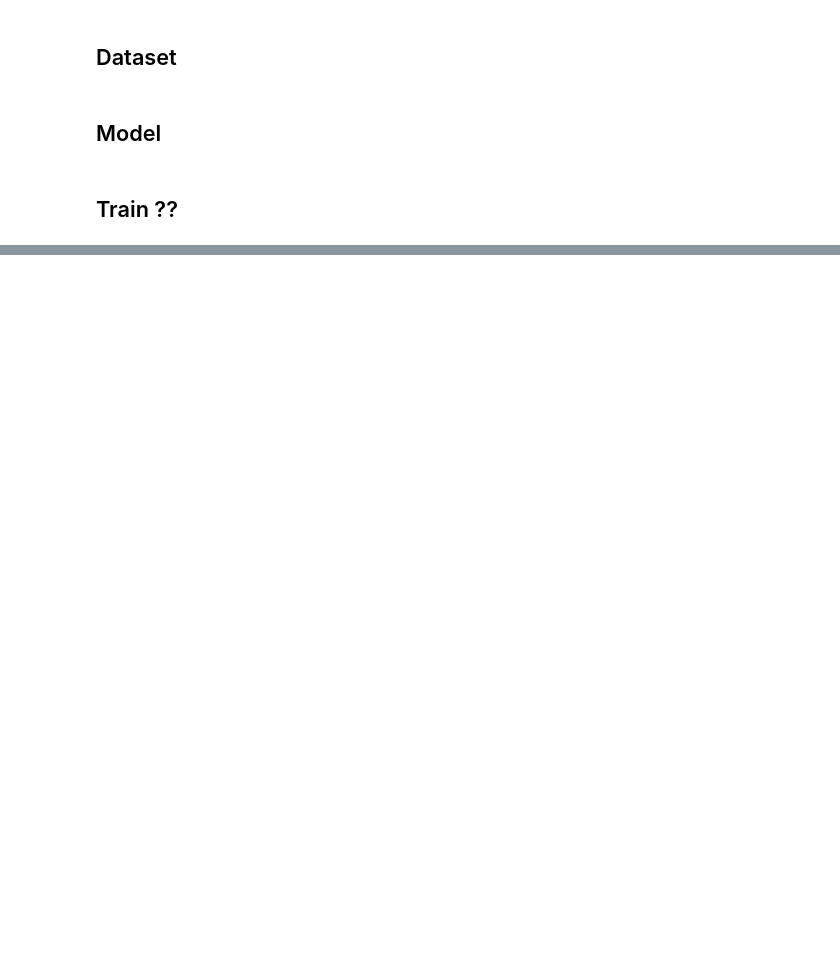
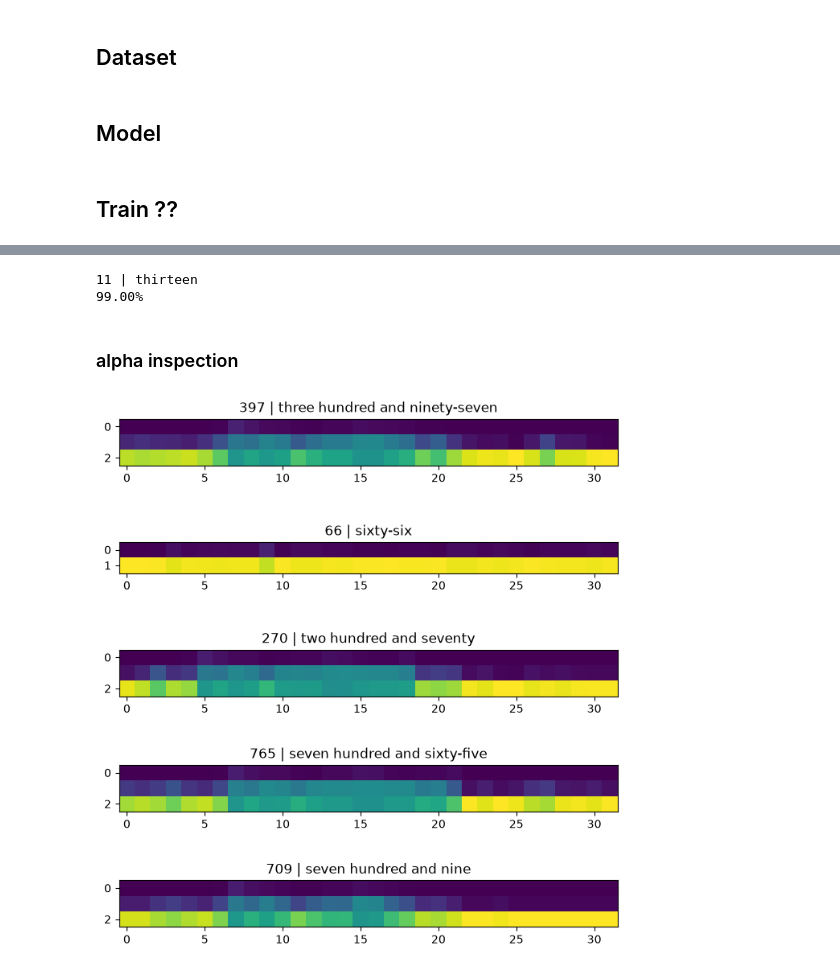
Before and after one commit to massiminoe/artisanal-transformer, a Jupyter notebook: src/stage_4.ipynb, the cells around one changed output, grey strips where cells are left out. Drawn from its saved outputs; the diff is of its cells as text; code cells hidden in the pictures; blank space fills up the shorter version.

```diff
--- a/src/stage_4.ipynb
+++ b/src/stage_4.ipynb
@@ -230,0 +442,50 @@ for _ in range(1):
+# %%
+# let's do it exhaustively
+model_attn.eval()
+correct_count = 0
+for num in TEST_NUMBERS:
+    x, y = ds_test._prepare_one(num.item())
+    x = x.to(DEVICE)
+    y = y.to(DEVICE)
+    x_len = torch.tensor([len(x)])
+    y_pred = model_attn.forward(x.unsqueeze(0), x_len).squeeze().detach().cpu()
+    preds = y_pred.argmax(dim=1)
+    if c2i[EOS] in preds:
+        eos_idx = ((preds == c2i[EOS]) * 1).argmax()
+        preds = preds[:eos_idx]
+
+    y = y.to("cpu")
+    # if len is right and all chars are right
+    if len(y) == len(preds) + 2 and torch.all(y[1:-1].to("cpu") == preds).item():
+        correct_count += 1
+    else: # incorrect, print
+        x_str = "".join([i2c[i.item()] for i in x])
+        print(x_str + " | " + "".join([i2c[i.item()] for i in preds]))
+
+print(f'{correct_count/len(TEST_NUMBERS):.2%}')
+# %% [output]
+11 | thirteen
+99.00%
+# %% [markdown]
+### alpha inspection
+# %%
+model_attn.eval()
+fig, axs = plt.subplots(5)
+fig.set_size_inches(8, 9)
+for i in range(5):
+    x, y = ds_test._generate_one()
+    x = x.to(DEVICE)
+    y = y.to(DEVICE)
+    x_len = torch.tensor([len(x)])
+    y_pred, alphas = model_attn.forward(x.unsqueeze(0), x_len, return_alphas=True)
+    y_pred = y_pred.squeeze().detach().cpu()
+    preds = y_pred.argmax(dim=1)
+    if c2i[EOS] in preds:
+        eos_idx = ((preds == c2i[EOS]) * 1).argmax()
+        preds = preds[:eos_idx]
+    x_str = "".join([i2c[i.item()] for i in x])
+    title = x_str + " | " + "".join([i2c[i.item()] for i in preds])
+    axs[i].imshow(alphas.squeeze().cpu().detach().T)
+    axs[i].set_title(title)
+# %% [output]
+[figure, added]
```
Also changed, not shown: parts of 10 cells of this notebook.
